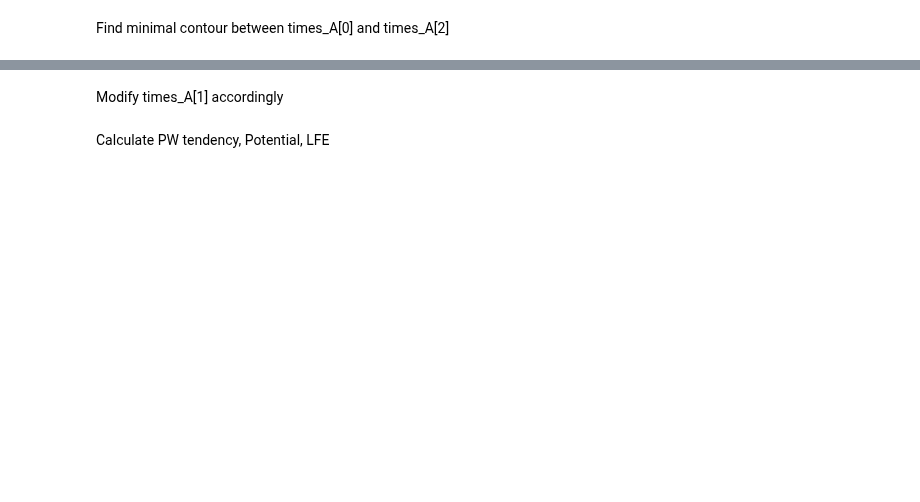
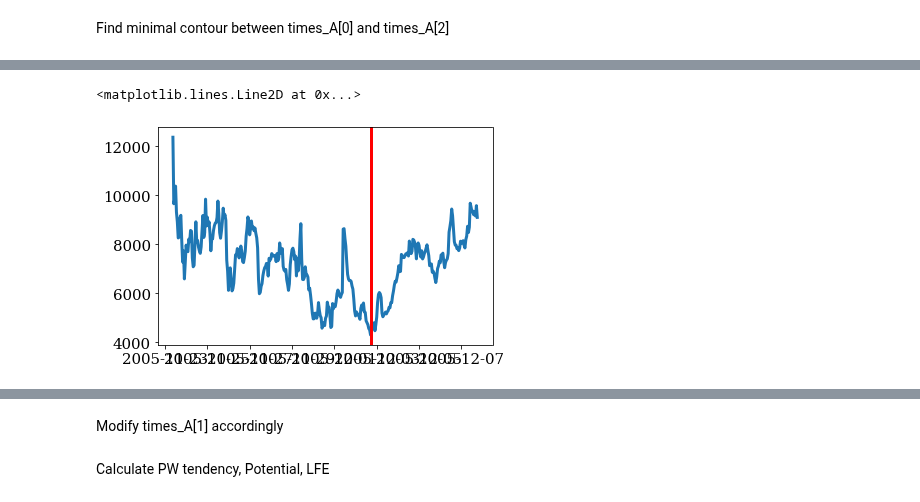
Before and after one commit to tbeucler/2019_WMI, a Jupyter notebook: dev/tbeucler/015_New_Figure_12.ipynb, the cells around one changed output, grey strips where cells are left out. Drawn from its saved outputs; the diff is of its cells as text; code cells hidden in the pictures; blank space fills up the shorter version.

```diff
--- a/dev/tbeucler/015_New_Figure_12.ipynb
+++ b/dev/tbeucler/015_New_Figure_12.ipynb
@@ -378,0 +439,7 @@ plt.plot(PWCONJUL_data[2005][-24*35:])
+# %%
+itA_min = (366+365+365+365+366)*24+7833+it_min
+plt.plot(time_A[((366+365+365+365+366)*24+7833):((366+365+365+365+366)*24+8179)],cont_t[((366+365+365+365+366)*24+7833):((366+365+365+365+366)*24+8179)])
+plt.axvline(x=time_A[itA_min],color='r')
+# %% [output]
+<matplotlib.lines.Line2D at 0x...>
+[figure, added]
```
Also changed, not shown: parts of 36 cells of this notebook.
